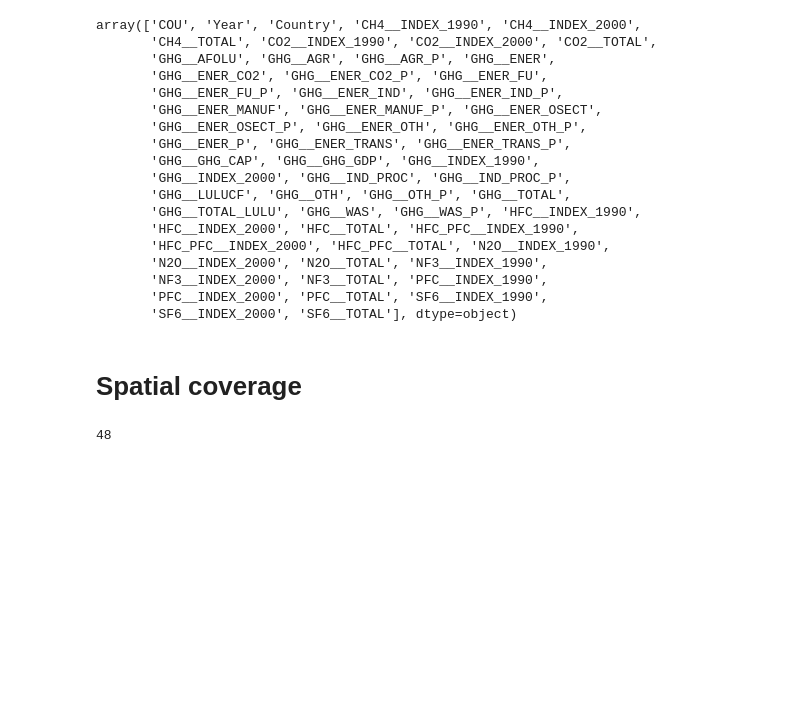
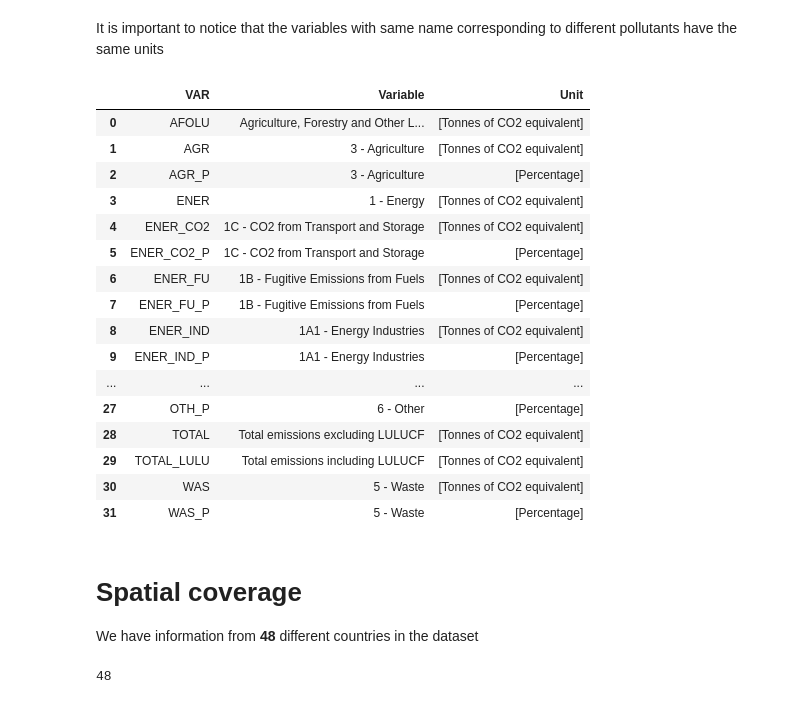
Before and after one commit to OpenGeoScales/ogs-data-exploration, a Jupyter notebook: notebooks/ghg-emissions/oecd/oecd-data-exploration.ipynb, the cells around one changed output. Cells and saved outputs as stored; diff of their text form; code cells hidden in the pictures; blank space fills up the shorter version.

```diff
--- a/notebooks/ghg-emissions/oecd/oecd-data-exploration.ipynb
+++ b/notebooks/ghg-emissions/oecd/oecd-data-exploration.ipynb
@@ -92,29 +77,28 @@ Name: Unit, dtype: object
-# %%
-df_pol_var = oecd_original.groupby(['POL', 'VAR'])["Unit"].unique().reset_index().drop(["Unit"], axis=1)
-var_array = df_pol_var["POL"].values + "__" + df_pol_var["VAR"].values
-var_array = np.insert(var_array, 0, ["COU", "Year", "Country"])
-var_array
-# %% [output]
-array(['COU', 'Year', 'Country', 'CH4__INDEX_1990', 'CH4__INDEX_2000',
-       'CH4__TOTAL', 'CO2__INDEX_1990', 'CO2__INDEX_2000', 'CO2__TOTAL',
-       'GHG__AFOLU', 'GHG__AGR', 'GHG__AGR_P', 'GHG__ENER',
-       'GHG__ENER_CO2', 'GHG__ENER_CO2_P', 'GHG__ENER_FU',
-       'GHG__ENER_FU_P', 'GHG__ENER_IND', 'GHG__ENER_IND_P',
-       'GHG__ENER_MANUF', 'GHG__ENER_MANUF_P', 'GHG__ENER_OSECT',
-       'GHG__ENER_OSECT_P', 'GHG__ENER_OTH', 'GHG__ENER_OTH_P',
-       'GHG__ENER_P', 'GHG__ENER_TRANS', 'GHG__ENER_TRANS_P',
-       'GHG__GHG_CAP', 'GHG__GHG_GDP', 'GHG__INDEX_1990',
-       'GHG__INDEX_2000', 'GHG__IND_PROC', 'GHG__IND_PROC_P',
-       'GHG__LULUCF', 'GHG__OTH', 'GHG__OTH_P', 'GHG__TOTAL',
-       'GHG__TOTAL_LULU', 'GHG__WAS', 'GHG__WAS_P', 'HFC__INDEX_1990',
-       'HFC__INDEX_2000', 'HFC__TOTAL', 'HFC_PFC__INDEX_1990',
-       'HFC_PFC__INDEX_2000', 'HFC_PFC__TOTAL', 'N2O__INDEX_1990',
-       'N2O__INDEX_2000', 'N2O__TOTAL', 'NF3__INDEX_1990',
-       'NF3__INDEX_2000', 'NF3__TOTAL', 'PFC__INDEX_1990',
-       'PFC__INDEX_2000', 'PFC__TOTAL', 'SF6__INDEX_1990',
-       'SF6__INDEX_2000', 'SF6__TOTAL'], dtype=object)
-# %% [markdown]
-# Spatial coverage
+# %% [markdown]
+It is important to notice that the variables with same name corresponding to different pollutants have the same units
+# %%
+oecd_original.groupby(['VAR', 'Variable'])["Unit"].unique().to_frame().reset_index()
+# %% [output]
+|  | VAR | Variable | Unit |
+| 0 | AFOLU | Agriculture, Forestry and Other L... | [Tonnes of CO2 equivalent] |
+| 1 | AGR | 3 - Agriculture | [Tonnes of CO2 equivalent] |
+| 2 | AGR_P | 3 - Agriculture | [Percentage] |
+| 3 | ENER | 1 - Energy | [Tonnes of CO2 equivalent] |
+| 4 | ENER_CO2 | 1C - CO2 from Transport and Storage | [Tonnes of CO2 equivalent] |
+| 5 | ENER_CO2_P | 1C - CO2 from Transport and Storage | [Percentage] |
+| 6 | ENER_FU | 1B - Fugitive Emissions from Fuels | [Tonnes of CO2 equivalent] |
+| 7 | ENER_FU_P | 1B - Fugitive Emissions from Fuels | [Percentage] |
+| 8 | ENER_IND | 1A1 - Energy Industries | [Tonnes of CO2 equivalent] |
+| 9 | ENER_IND_P | 1A1 - Energy Industries | [Percentage] |
+| ... | ... | ... | ... |
+| 27 | OTH_P | 6 - Other | [Percentage] |
+| 28 | TOTAL | Total emissions excluding LULUCF | [Tonnes of CO2 equivalent] |
+| 29 | TOTAL_LULU | Total emissions including LULUCF | [Tonnes of CO2 equivalent] |
+| 30 | WAS | 5 - Waste | [Tonnes of CO2 equivalent] |
+| 31 | WAS_P | 5 - Waste | [Percentage] |
+# %% [markdown]
+# Spatial coverage
+We have information from **48** different countries in the dataset
 # %%
 # Spatial coverage: Number of countries
 n_countries = oecd_original["Country"].nunique()
```
Also changed, not shown: parts of 27 cells of this notebook.
